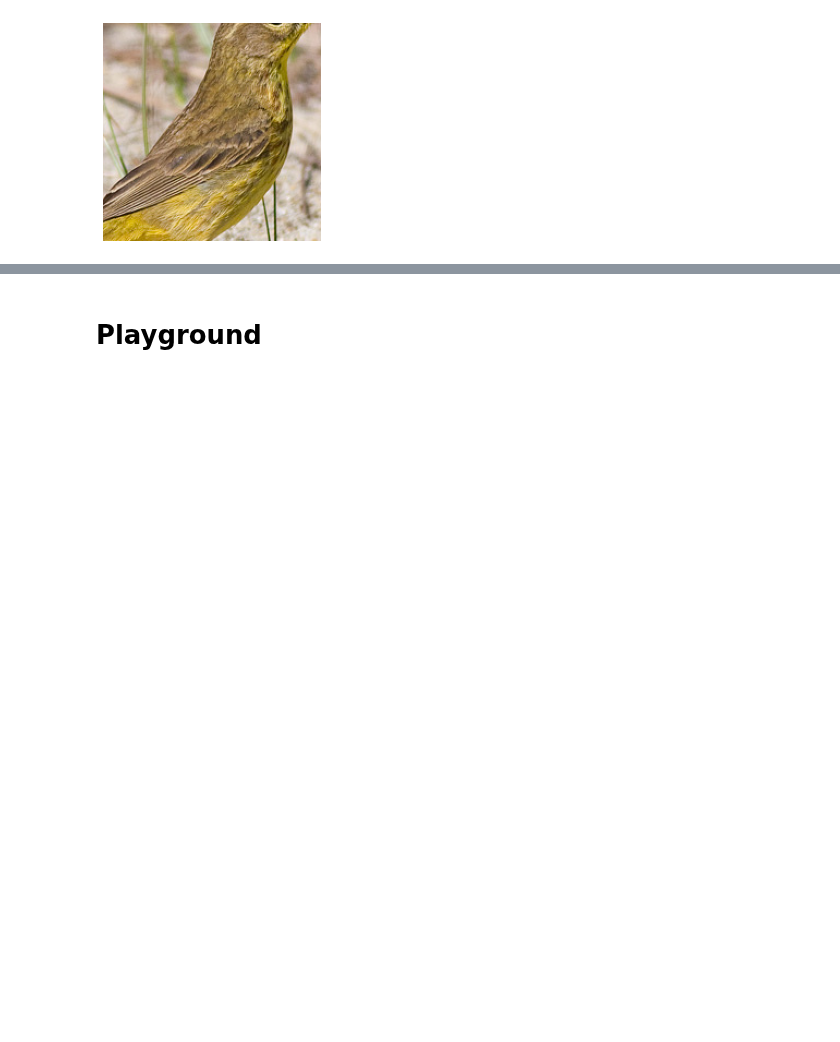
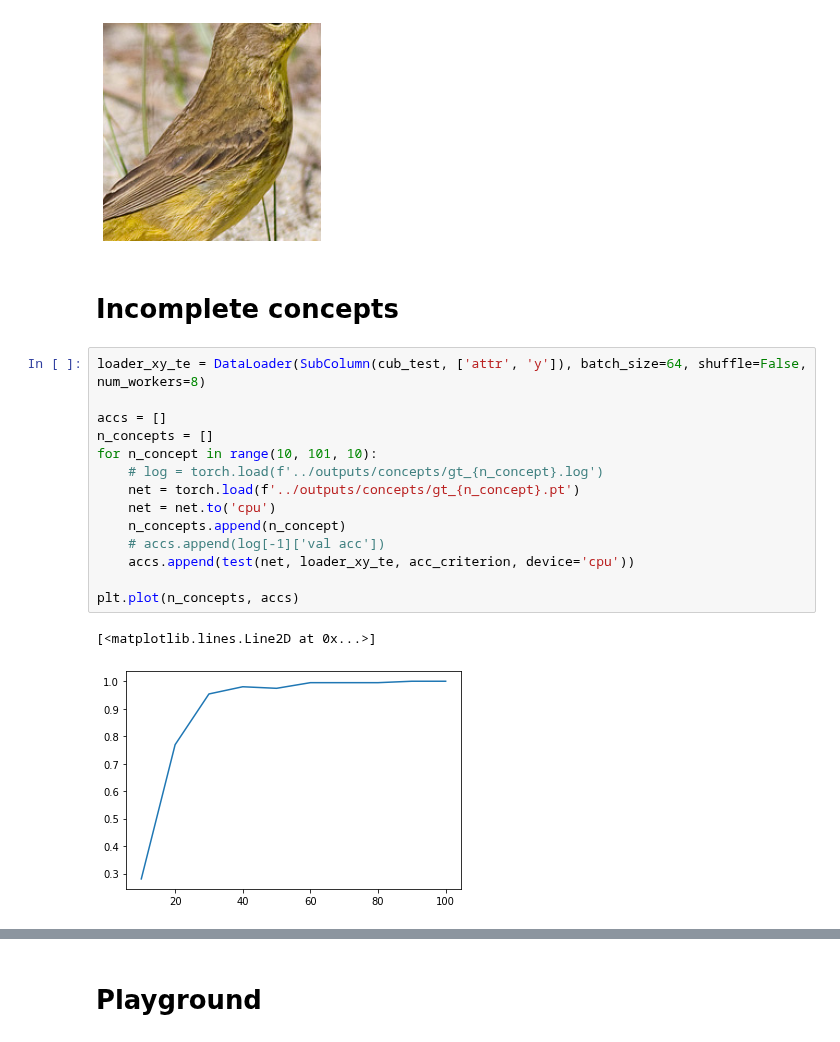
Before and after one commit to nathanwang000/ConceptCredibleModel, a Jupyter notebook: notebooks/birds_standard.ipynb, the cells around one changed output, grey strips where cells are left out. Drawn from its saved outputs; the diff is of its cells as text; blank space fills up the shorter version.

```diff
--- a/notebooks/birds_standard.ipynb
+++ b/notebooks/birds_standard.ipynb
@@ -112,3 +112,22 @@ image size: torch.Size([3, 299, 299])
 image size: torch.Size([3, 200, 200])
 0-indexed class id (describe bird is 1-indexed): 173
 [figure]
+# %% [markdown]
+# Incomplete concepts
+# %%
+loader_xy_te = DataLoader(SubColumn(cub_test, ['attr', 'y']), batch_size=64, shuffle=False, num_workers=8)
+
+accs = []
+n_concepts = []
+for n_concept in range(10, 101, 10):
+    # log = torch.load(f'../outputs/concepts/gt_{n_concept}.log')
+    net = torch.load(f'../outputs/concepts/gt_{n_concept}.pt')
+    net = net.to('cpu')
+    n_concepts.append(n_concept)
+    # accs.append(log[-1]['val acc'])
+    accs.append(test(net, loader_xy_te, acc_criterion, device='cpu'))
+
+plt.plot(n_concepts, accs)
+# %% [output]
+[<matplotlib.lines.Line2D at 0x...>]
+[figure, added]
```
Also changed, not shown: parts of 5 cells of this notebook, 8 other files.
